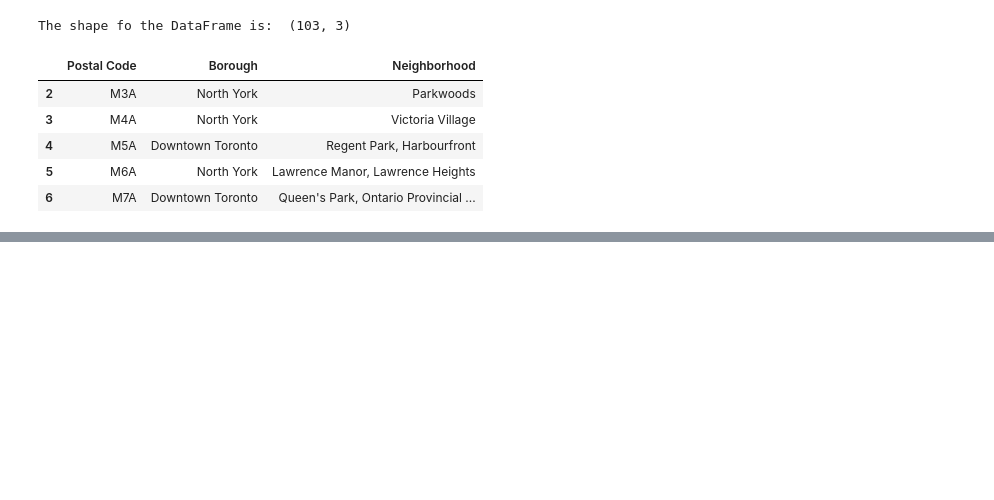
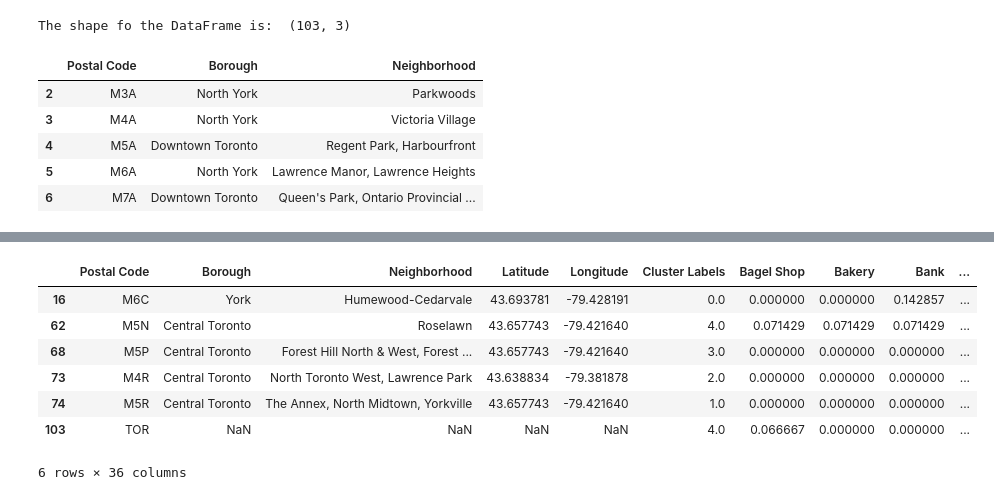
Before and after one commit to AlmaPeters/Coursera_Capstone, a Jupyter notebook: Capstone Project.ipynb, the cells around one changed output, grey strips where cells are left out. Saved outputs shown, nothing was run; the diff lists cells and outputs as text; code cells hidden in the pictures; blank space fills up the shorter version.

```diff
--- a/Capstone Project.ipynb
+++ b/Capstone Project.ipynb
@@ -86,0 +408,12 @@ The shape fo the DataFrame is:  (103, 3)
+# %%
+# one hot encoding
+toronto_onehot = pd.get_dummies(toronto_venues[['Category']], prefix="", prefix_sep="")
+
+# add P Code columns back to dataframe
+toronto_onehot['Postal Code'] = toronto_venues['Postal Code']
+
+# move venue column to the first column
+fixed_columns = [toronto_onehot.columns[-1]] + list(toronto_onehot.columns[:-1])
+toronto_onehot = toronto_onehot[fixed_columns]
+
+toronto_onehot.head()
@@ -86,0 +428,3 @@ The shape fo the DataFrame is:  (103, 3)
+# %%
+toronto_grouped = toronto_onehot.groupby('Postal Code').mean().reset_index()
+toronto_grouped.shape
@@ -86,0 +465,11 @@ The shape fo the DataFrame is:  (103, 3)
+# %%
+
+# add clustering labels
+#toronto_grouped.insert(0, 'Cluster Labels', kmeans.labels_)
+
+toronto_merged = df_final
+
+# merge toronto_grouped with toronto_data to add latitude/longitude for each neighborhood
+toronto_merged = toronto_merged.join(toronto_grouped.set_index('Postal Code'), on='Postal Code')
+
+toronto_grouped.head(10) #Show data frame with cluster labels
@@ -86,0 +485,14 @@ The shape fo the DataFrame is:  (103, 3)
+# %%
+df_labeled = pd.merge(df_final, toronto_grouped, how = 'outer', on = 'Postal Code')
+# %%
+#Show the finished data frame, excluding the Postal Codes without any labels
+df_labeled[df_labeled['Cluster Labels'].notna()]
+# %% [output]
+|  | Postal Code | Borough | Neighborhood | Latitude | Longitude | Cluster Labels | Bagel Shop | Bakery | Bank | ... |
+| 16 | M6C | York | Humewood-Cedarvale | 43.693781 | -79.428191 | 0.0 | 0.000000 | 0.000000 | 0.142857 | ... |
+| 62 | M5N | Central Toronto | Roselawn | 43.657743 | -79.421640 | 4.0 | 0.071429 | 0.071429 | 0.071429 | ... |
+| 68 | M5P | Central Toronto | Forest Hill North & West, Forest ... | 43.657743 | -79.421640 | 3.0 | 0.000000 | 0.000000 | 0.000000 | ... |
+| 73 | M4R | Central Toronto | North Toronto West, Lawrence Park | 43.638834 | -79.381878 | 2.0 | 0.000000 | 0.000000 | 0.000000 | ... |
+| 74 | M5R | Central Toronto | The Annex, North Midtown, Yorkville | 43.657743 | -79.421640 | 1.0 | 0.000000 | 0.000000 | 0.000000 | ... |
+| 103 | TOR | NaN | NaN | NaN | NaN | 4.0 | 0.066667 | 0.000000 | 0.000000 | ... |
+6 rows × 36 columns
```
Also changed, not shown: parts of 47 cells of this notebook.
